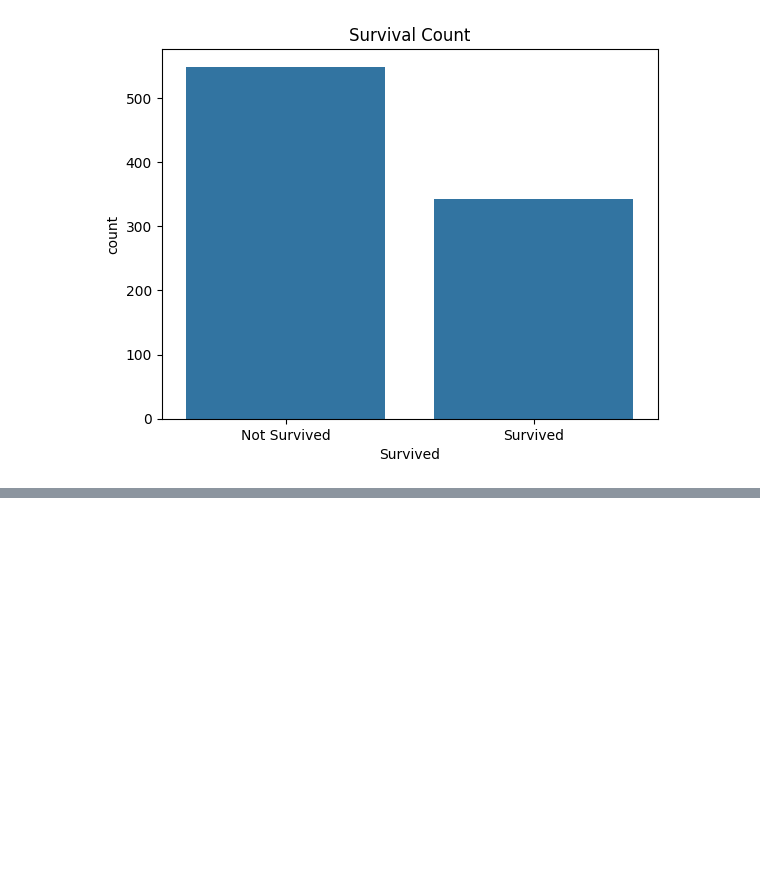
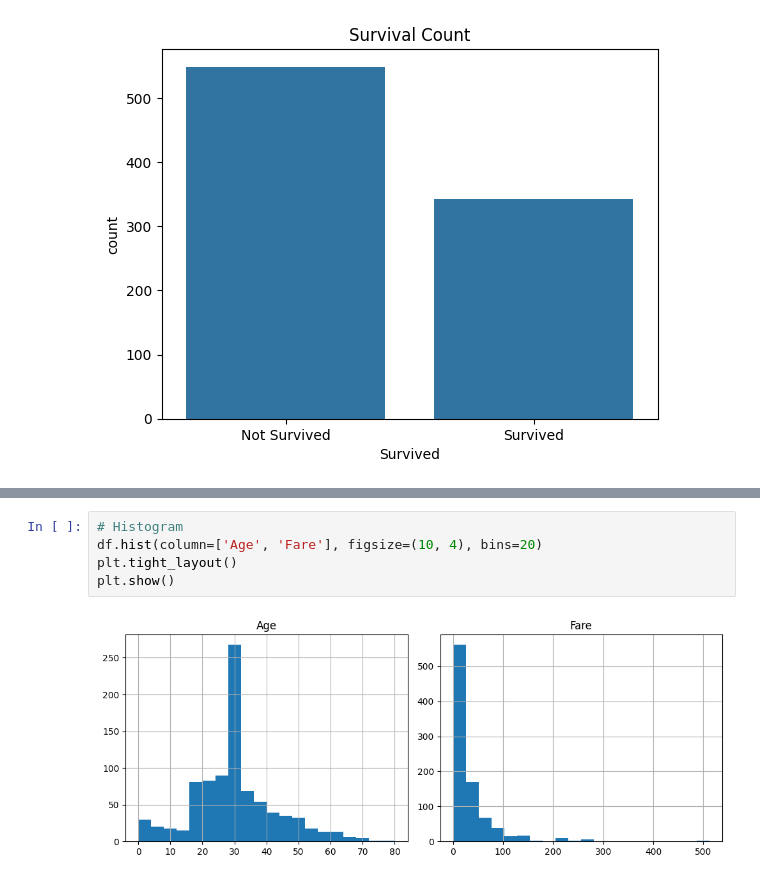
Before and after one commit to praabbass/Titanic-survey, a Jupyter notebook: titanic survive.ipynb, the cells around one changed output, grey strips where cells are left out. Saved outputs shown, nothing was run; the diff lists cells and outputs as text; blank space fills up the shorter version.

```diff
--- a/titanic survive.ipynb
+++ b/titanic survive.ipynb
@@ -266,0 +274,7 @@ plt.show()
+# %%
+# Histogram
+df.hist(column=['Age', 'Fare'], figsize=(10, 4), bins=20)
+plt.tight_layout()
+plt.show()
+# %% [output]
+[figure, added]
```
Also changed, not shown: parts of 21 cells of this notebook.
